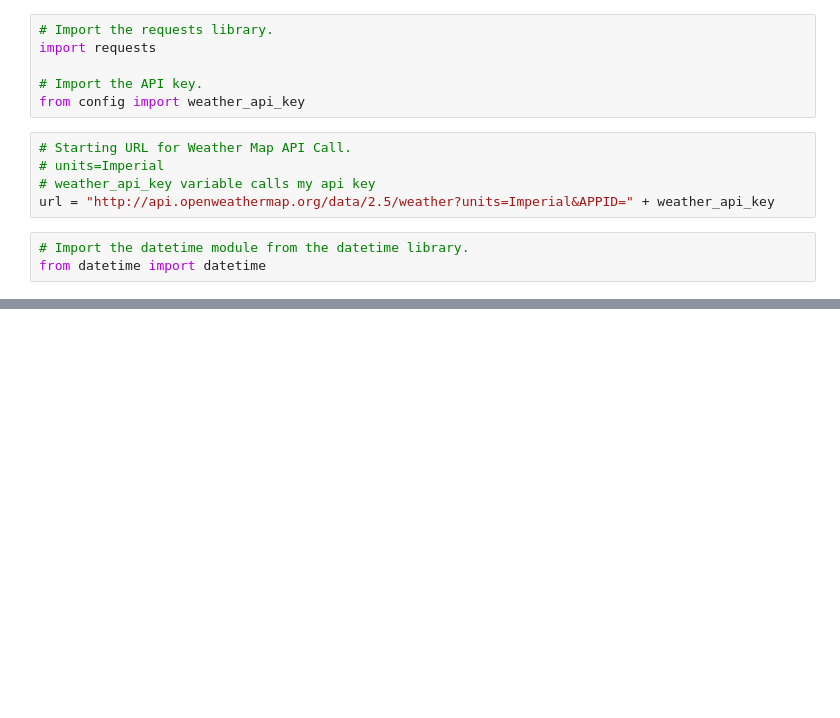
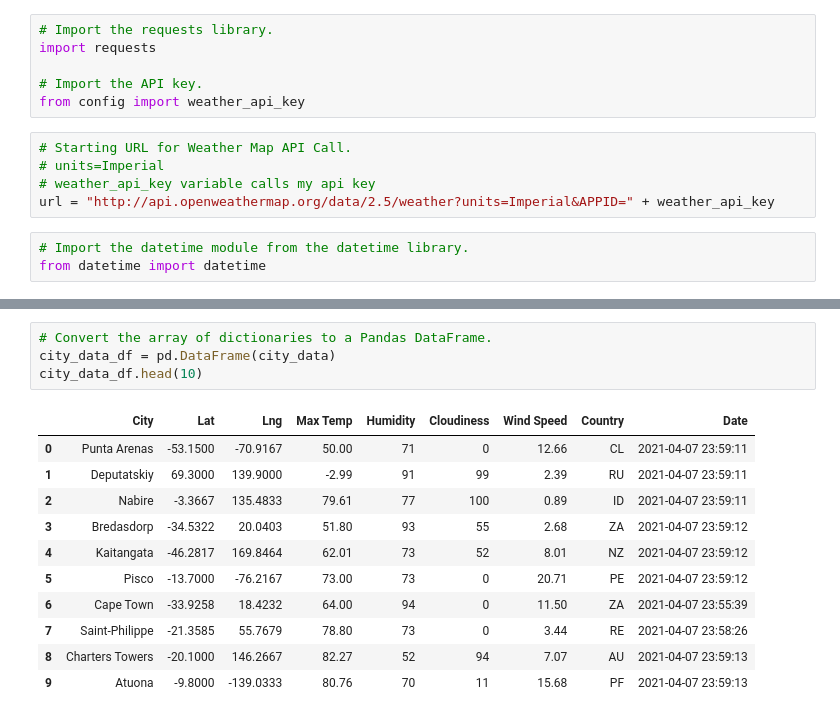
Before and after one commit to rkaysen63/World_Weather_Analysis, a Jupyter notebook: WeatherPy.ipynb, the cells around one changed output, grey strips where cells are left out. Drawn from its saved outputs; the diff is of its cells as text; blank space fills up the shorter version.

```diff
--- a/WeatherPy.ipynb
+++ b/WeatherPy.ipynb
@@ -114,0 +140,16 @@ print("-----------------------------")
+# %%
+# Convert the array of dictionaries to a Pandas DataFrame.
+city_data_df = pd.DataFrame(city_data)
+city_data_df.head(10)
+# %% [output]
+|  | City | Lat | Lng | Max Temp | Humidity | Cloudiness | Wind Speed | Country | Date |
+| 0 | Punta Arenas | -53.1500 | -70.9167 | 50.00 | 71 | 0 | 12.66 | CL | 2021-04-07 23:59:11 |
+| 1 | Deputatskiy | 69.3000 | 139.9000 | -2.99 | 91 | 99 | 2.39 | RU | 2021-04-07 23:59:11 |
+| 2 | Nabire | -3.3667 | 135.4833 | 79.61 | 77 | 100 | 0.89 | ID | 2021-04-07 23:59:11 |
+| 3 | Bredasdorp | -34.5322 | 20.0403 | 51.80 | 93 | 55 | 2.68 | ZA | 2021-04-07 23:59:12 |
+| 4 | Kaitangata | -46.2817 | 169.8464 | 62.01 | 73 | 52 | 8.01 | NZ | 2021-04-07 23:59:12 |
+| 5 | Pisco | -13.7000 | -76.2167 | 73.00 | 73 | 0 | 20.71 | PE | 2021-04-07 23:59:12 |
+| 6 | Cape Town | -33.9258 | 18.4232 | 64.00 | 94 | 0 | 11.50 | ZA | 2021-04-07 23:55:39 |
+| 7 | Saint-Philippe | -21.3585 | 55.7679 | 78.80 | 73 | 0 | 3.44 | RE | 2021-04-07 23:58:26 |
+| 8 | Charters Towers | -20.1000 | 146.2667 | 82.27 | 52 | 94 | 7.07 | AU | 2021-04-07 23:59:13 |
+| 9 | Atuona | -9.8000 | -139.0333 | 80.76 | 70 | 11 | 15.68 | PF | 2021-04-07 23:59:13 |
```
Also changed, not shown: parts of 6 cells of this notebook, 2 other files.
